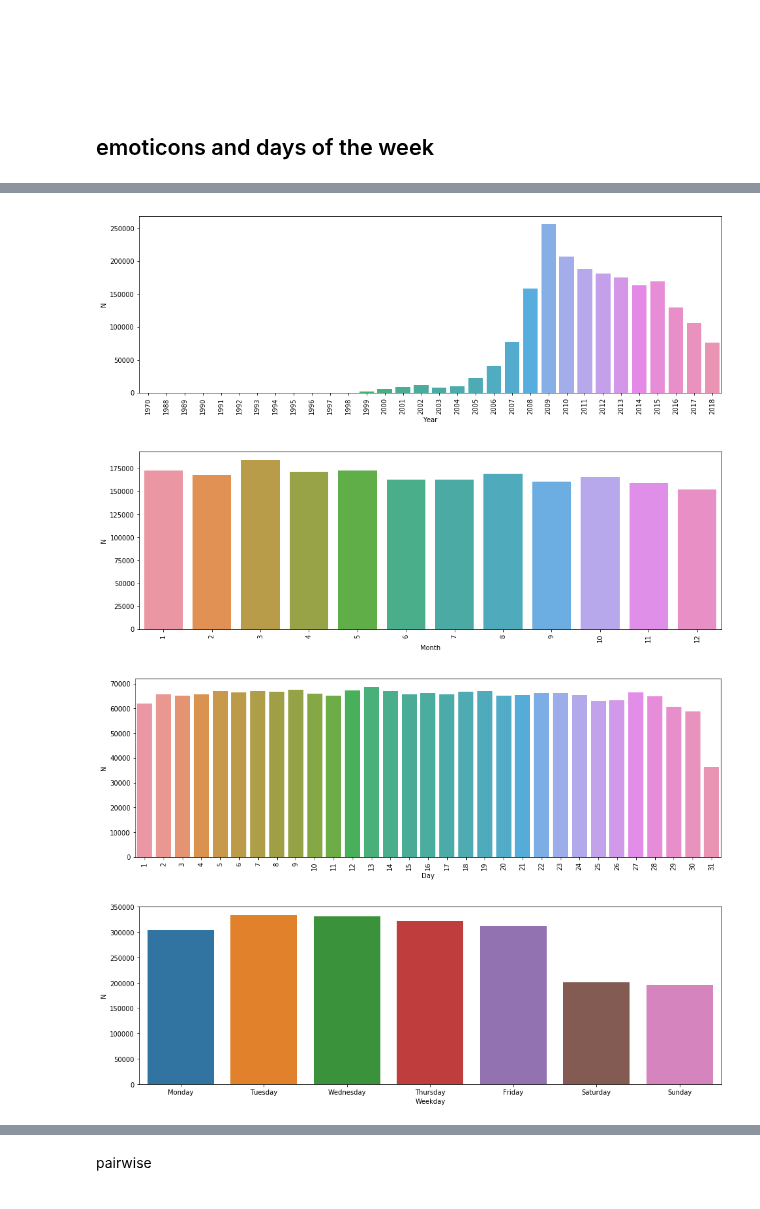
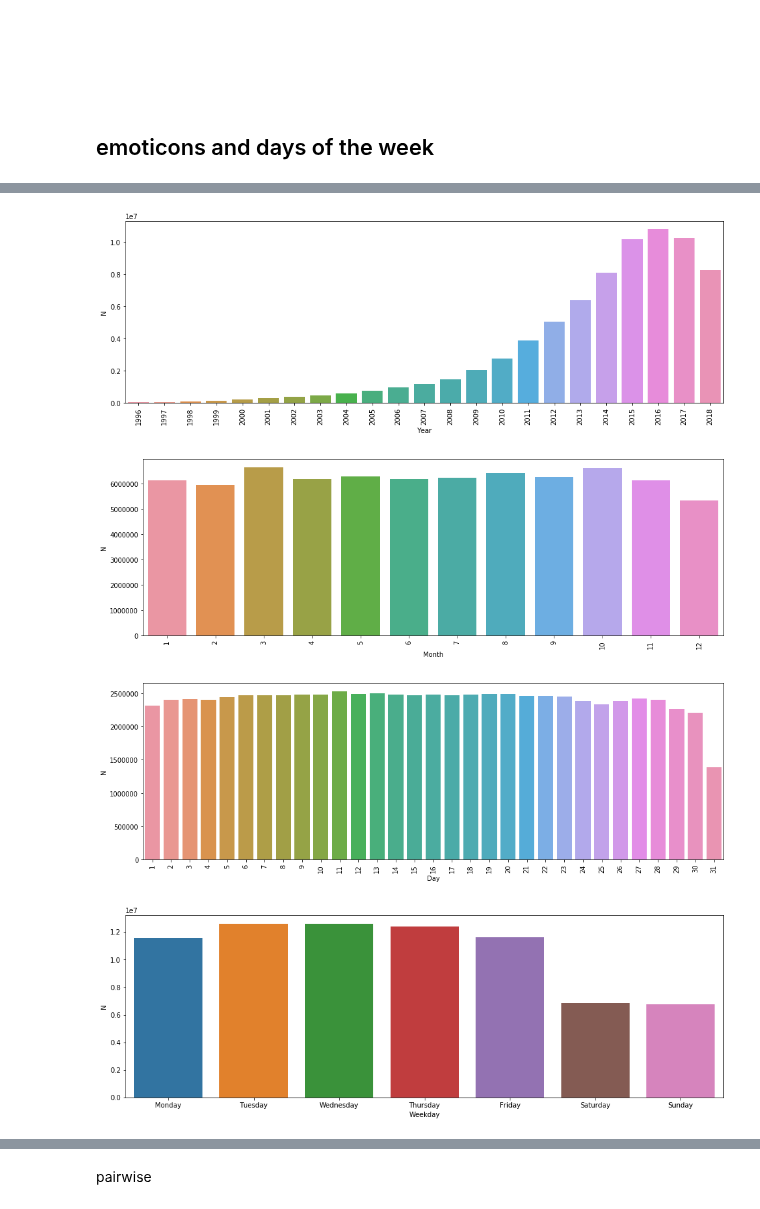
Before and after one commit to dkbrz/Git_Commits, a Jupyter notebook: notebooks/final_notebooks/syntax.ipynb, the cells around one changed output, grey strips where cells are left out. Cells and saved outputs as stored; diff of their text form; code cells hidden in the pictures.

```diff
--- a/notebooks/final_notebooks/syntax.ipynb
+++ b/notebooks/final_notebooks/syntax.ipynb
@@ -307,7 +307,7 @@ db = mysql.connector.connect(
   host="localhost",
   user="root",
   passwd='password',
-  database='small_commits_db',
+  database='commits_db',
   charset='utf8mb4')
 
 cur = db.cursor()
@@ -340,17 +340,17 @@ for item in tqdm(yield_c()):
 # %% [output]
 [interactive output not drawn]
 # %%
-bars = [by_year[key] for key in sorted(by_year)]
-labels = [key for key in sorted(by_year)]
+bars = [by_year[key] for key in sorted(by_year)][26:49]
+labels = [key for key in sorted(by_year)][26:49]
 
 fig, ax = plt.subplots(figsize=(16, 5))
 sns.barplot(y=bars, x=labels, orient='v')
 plt.xticks(plt.xticks()[0], labels);
 ax.tick_params(axis='x', rotation=90);
 plt.ylabel('N')
 plt.xlabel('Year');
 # %% [output]
-[figure, old version]
+[figure, new version]
 # %%
 bars = [by_month[key] for key in sorted(by_month)]
 labels = [key for key in sorted(by_month)]
@@ -362,7 +362,7 @@ ax.tick_params(axis='x', rotation=90);
 plt.ylabel('N')
 plt.xlabel('Month');
 # %% [output]
-[figure, old version]
+[figure, new version]
 # %%
 bars = [by_day[key] for key in sorted(by_day)]
 labels = [key for key in sorted(by_day)]
@@ -374,7 +374,7 @@ ax.tick_params(axis='x', rotation=90);
 plt.ylabel('N')
 plt.xlabel('Day');
 # %% [output]
-[figure, old version]
+[figure, new version]
 # %%
 bars = [by_weekday[key] for key in sorted(by_weekday)]
 labels = ['Monday', 'Tuesday', 'Wednesday', 'Thursday', 'Friday', 'Saturday', 'Sunday']
@@ -386,7 +386,7 @@ ax.tick_params(axis='x', rotation=0);
 plt.ylabel('N')
 plt.xlabel('Weekday');
 # %% [output]
-[figure, old version]
+[figure, new version]
 # %%
 bars = [by_hour[key] for key in sorted(by_hour)]
 labels = [key for key in sorted(by_hour)]
```
Also changed, not shown: parts of 26 cells of this notebook.
